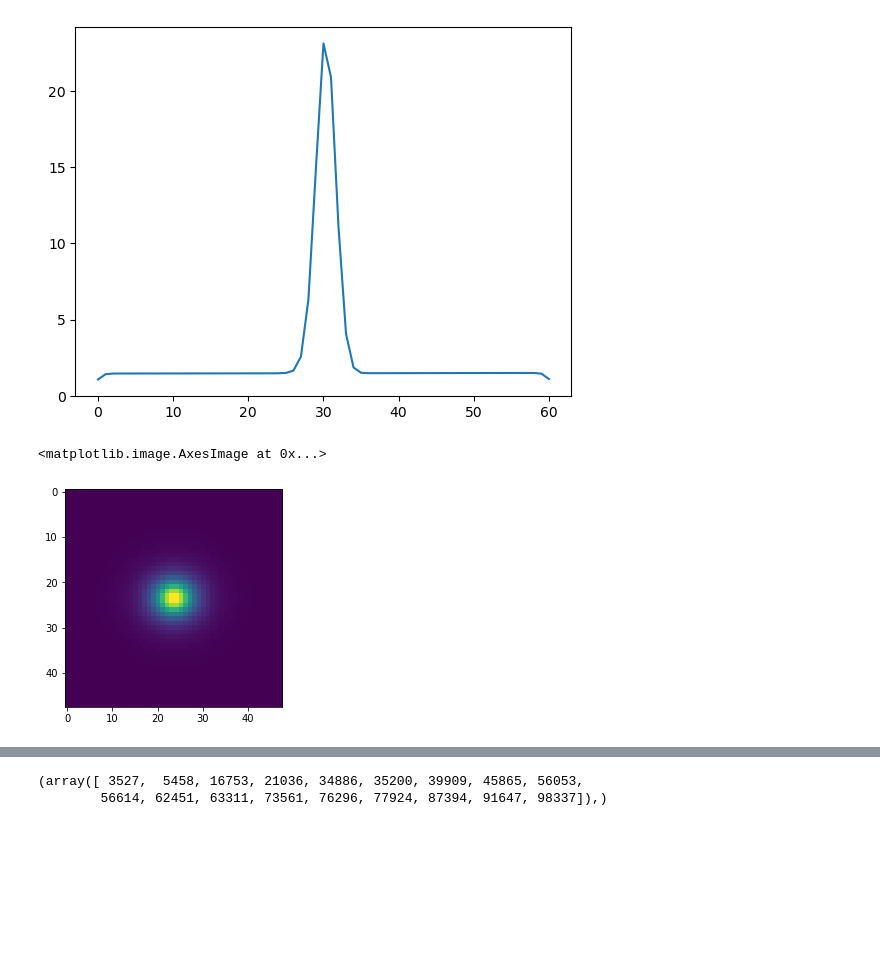
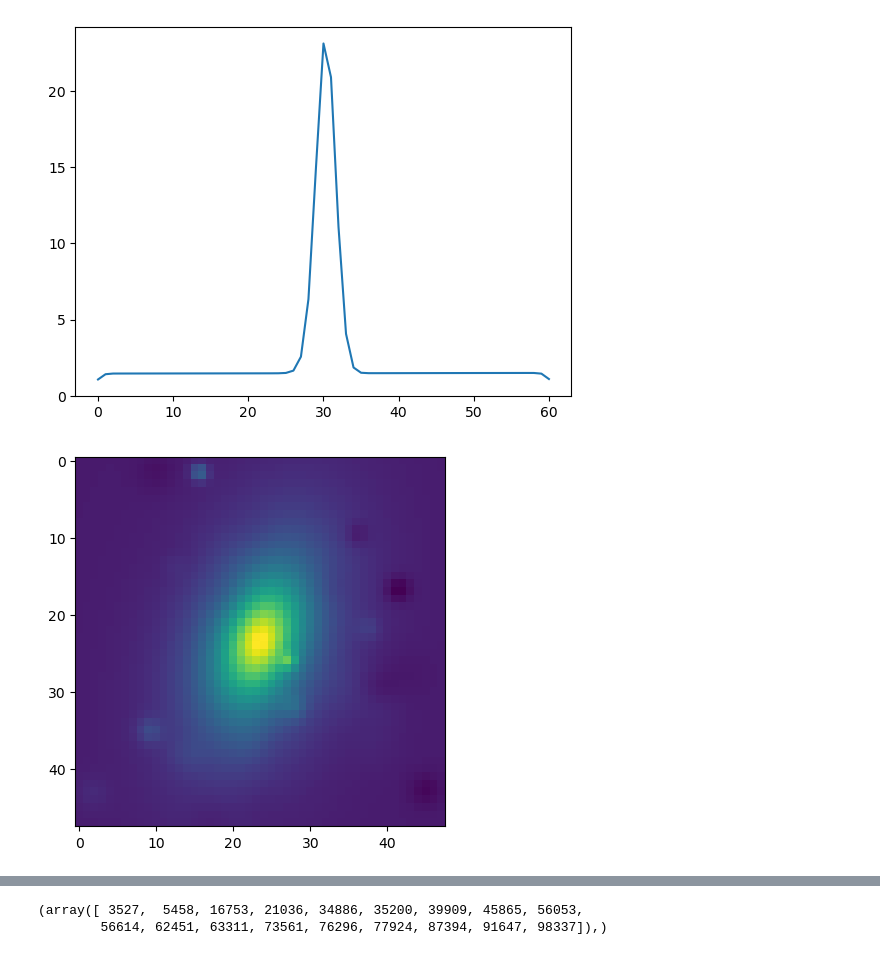
Before and after one commit to KinematicLensing/kl-nn, a Jupyter notebook: data_generate/notebooks/test_training_data.ipynb, the cells around one changed output, grey strips where cells are left out. Saved outputs shown, nothing was run; the diff lists cells and outputs as text; code cells hidden in the pictures; blank space fills up the shorter version.

```diff
--- a/data_generate/notebooks/test_training_data.ipynb
+++ b/data_generate/notebooks/test_training_data.ipynb
@@ -79,8 +99,28 @@ def scale_noise(data, noise, SNR):
     target = np.sum(data_copy)/SNR
     noise *= target/np.sqrt(np.sum(noise_copy**2))
     return noise
+# %%
+def gaussian_2d(x, y, xx, yy, A, sigma):
+    coeff = A/(2*np.pi*sigma**2)
+    exp = -((xx-x)**2 + (yy-y)**2)/(2*np.pi*sigma**2)
+    return coeff * np.exp(exp)
+
+def add_blobs(img, nblobs, avg_amp, avg_size):
+    mask = img > 0.1*np.max(img)
+    blob_img = np.zeros_like(img, dtype=np.float32)
+    grid_size = 48
+    xx, yy = np.meshgrid(np.linspace(0, grid_size, grid_size), np.linspace(0, grid_size, grid_size), indexing='ij')
+    for i in range(nblobs):
+        x, y = np.random.rand(2) * grid_size
+        A = np.random.normal(avg_amp, 0.3*avg_amp) * (-1)**i
+        sigma = np.random.normal(avg_size, 0.3*avg_size)
+        blob_img += gaussian_2d(x, y, xx, yy, A, sigma)
+    new_img = img + blob_img
+    return new_img, blob_img
+# %%
+new_img, blob_img = add_blobs(img, 26, 2, 1)
 # %%
-plt.imshow(blob_img)
+plt.imshow(new_img)
+plt.savefig(join(fig_dir, 'new_img.jpg'))
 # %% [output]
-<matplotlib.image.AxesImage at 0x...>
-[figure, old version]
+[figure, new version]
```
Also changed, not shown: parts of 2 cells of this notebook, 3 other files.
